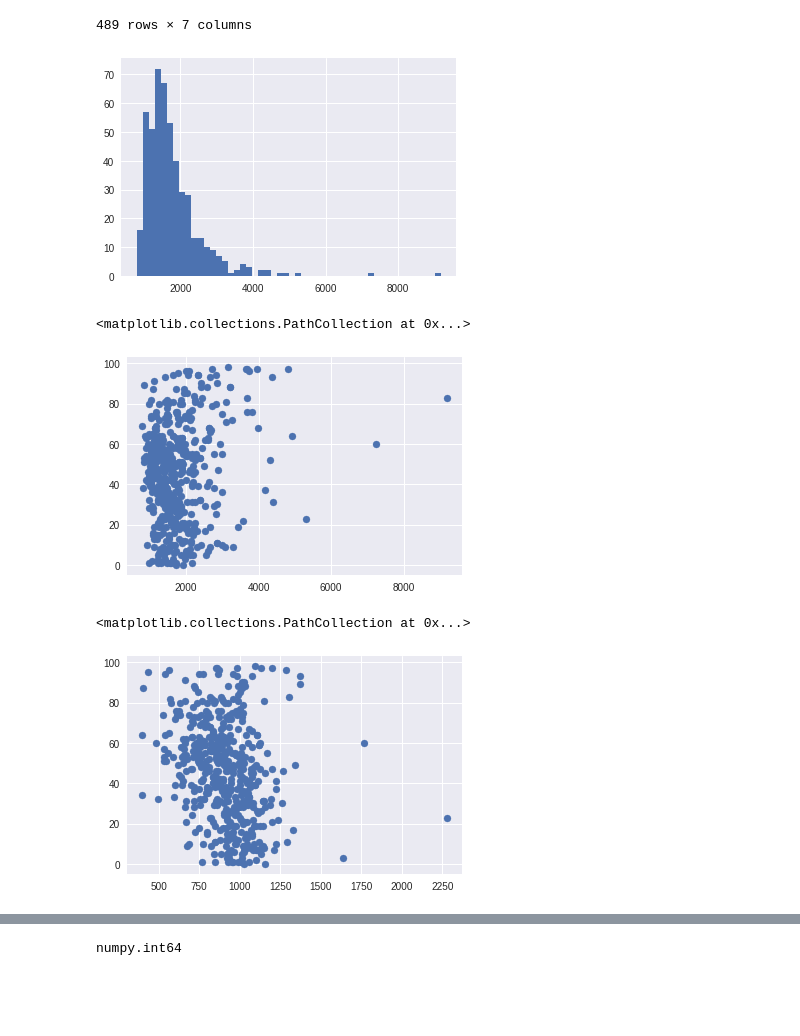
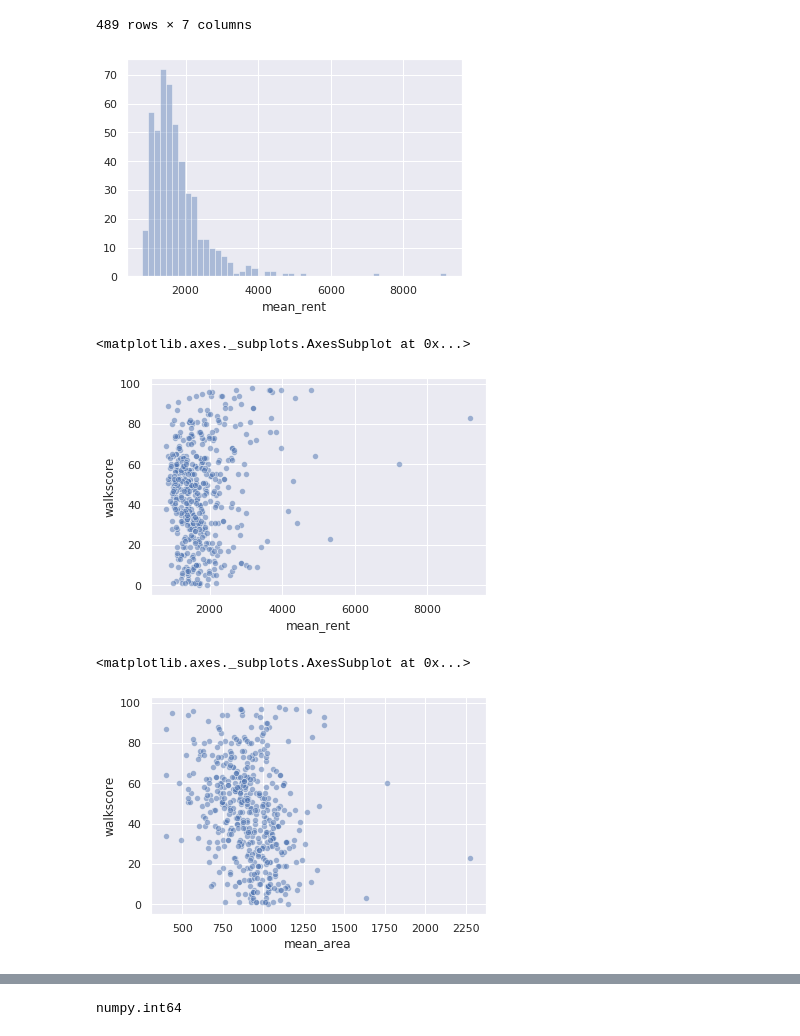
Before and after one commit to sn-ekstrand/walkability-and-cost, a Jupyter notebook: notebooks/eda.ipynb, the cells around one changed output, grey strips where cells are left out. Drawn from its saved outputs; the diff is of its cells as text; code cells hidden in the pictures; blank space fills up the shorter version.

```diff
--- a/notebooks/eda.ipynb
+++ b/notebooks/eda.ipynb
@@ -4,7 +4,9 @@ import numpy as np
 import scipy.stats as stats
 import matplotlib.pyplot as plt
 %matplotlib inline
-plt.style.use('seaborn')
+
+import seaborn as sns
+sns.set(style='darkgrid')
 # %%
 # import csv as DF
 df = pd.read_csv('../data/dataframe.csv')
@@ -26,19 +28,19 @@ df
 489 rows × 7 columns
 # %%
 y = df['mean_rent']
-plt.hist(df['mean_rent'], bins=50);
+sns.distplot(df['mean_rent'], bins=50, kde=False);
 # %% [output]
-[figure, old version]
+[figure, new version]
 # %%
 # scatter plot showing no correlation betwee rent and walkscore
-plt.scatter(df['mean_rent'], df['walkscore'])
+sns.scatterplot(df['mean_rent'], df['walkscore'], alpha=.5)
 # %% [output]
-<matplotlib.collections.PathCollection at 0x...>
+<matplotlib.axes._subplots.AxesSubplot at 0x...>
-[figure, old version]
+[figure, new version]
 # %%
 # scatter plot maybe showing very weak negative correlation between unit area and walkscore
-plt.scatter(df['mean_area'], df['walkscore'])
+sns.scatterplot(df['mean_area'], df['walkscore'], alpha=.5)
 # %% [output]
-<matplotlib.collections.PathCollection at 0x...>
+<matplotlib.axes._subplots.AxesSubplot at 0x...>
-[figure, old version]
+[figure, new version]
 # %%
```
Also changed, not shown: parts of 12 cells of this notebook.
